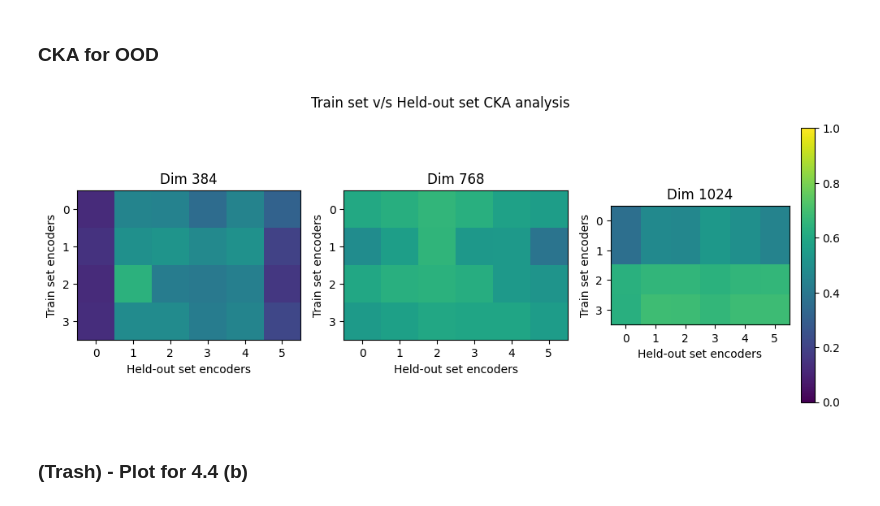
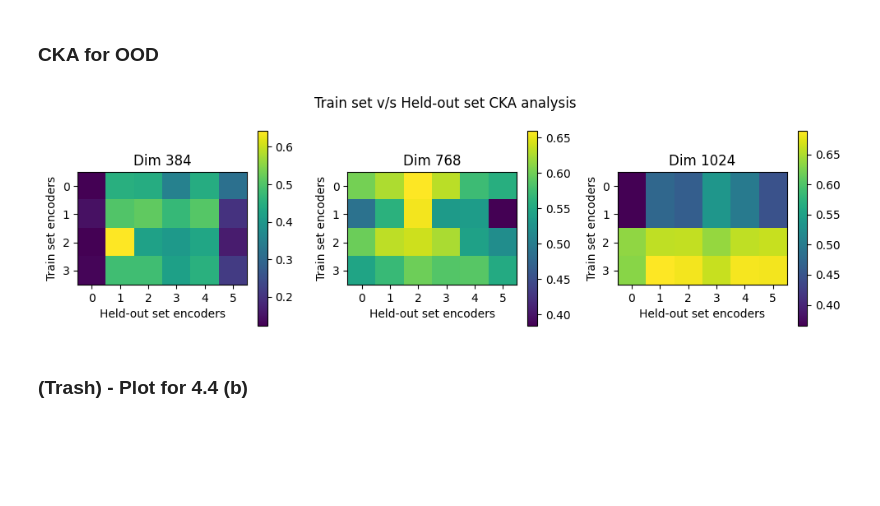
Before and after one commit to jaisidhsingh/hypa-new, a Jupyter notebook: hyperalignment/plot.ipynb, the cells around one changed output. Cells and saved outputs as stored; diff of their text form; code cells hidden in the pictures; blank space fills up the shorter version.

```diff
--- a/hyperalignment/plot.ipynb
+++ b/hyperalignment/plot.ipynb
@@ -790,23 +790,23 @@ plt.show()
 # %%
 import torch
 cka_data = torch.load("ckas_id_ood.pt")
 
 fig, axes = plt.subplots(1, 3, figsize=(10, 3))
 for i, dim in enumerate([384, 768, 1024]):
-    im = axes[i].imshow(cka_data[dim]["linear"].numpy(), vmax=1, vmin=0)
+    im = axes[i].imshow(cka_data[dim]["linear"].numpy())
     axes[i].set_yticks([0, 1, 2, 3])
     axes[i].set_xticks([0, 1, 2, 3, 4, 5])
     axes[i].set_ylabel("Train set encoders")
     axes[i].set_xlabel("Held-out set encoders")
     axes[i].set_title(f"Dim {dim}")
+    plt.colorbar(im, ax=axes[i])
     # tmp = axes[0]
 
 plt.suptitle("Train set v/s Held-out set CKA analysis")
 plt.tight_layout()
-# plt.colorbar(im, ax=None)
 plt.show()
 # %% [output]
-[figure, old version]
+[figure, new version]
 # %% [markdown]
 ### (Trash) - Plot for 4.4 (b)
 # %%
```
Also changed, not shown: 1 other file.
